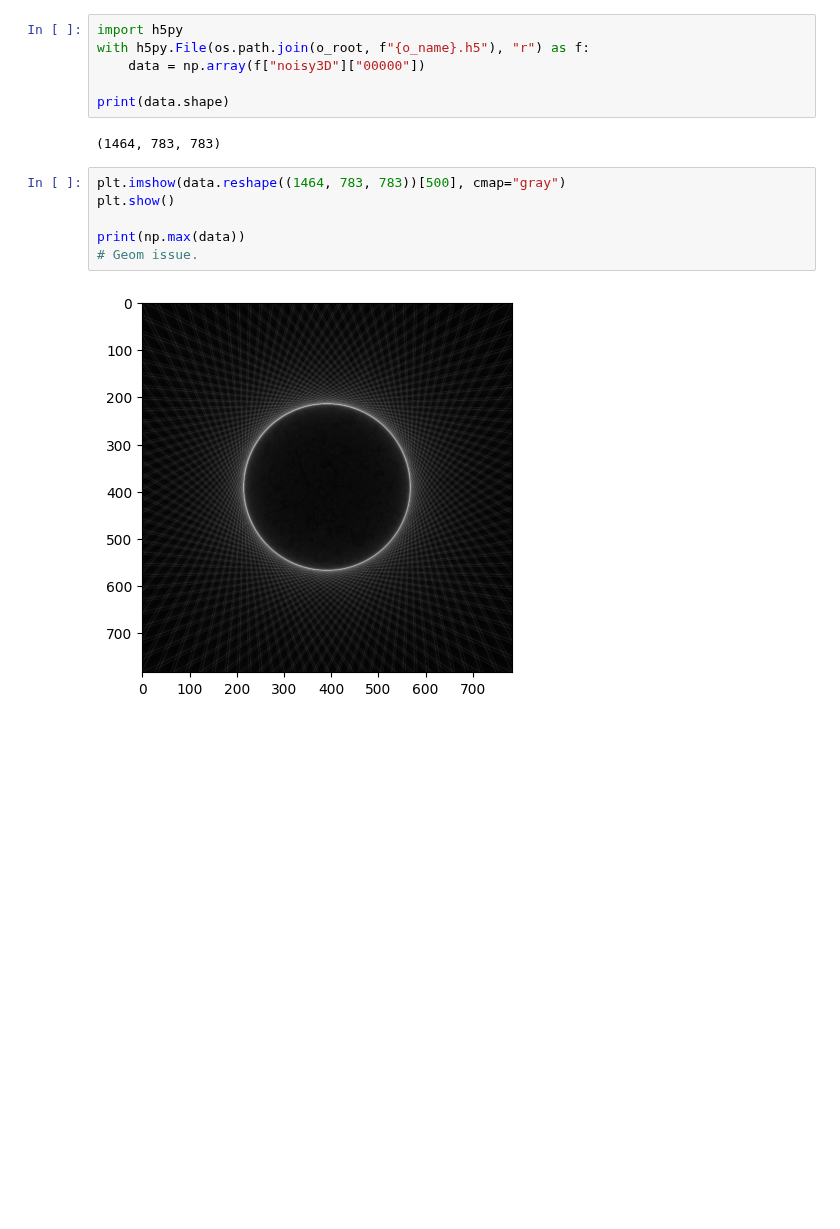
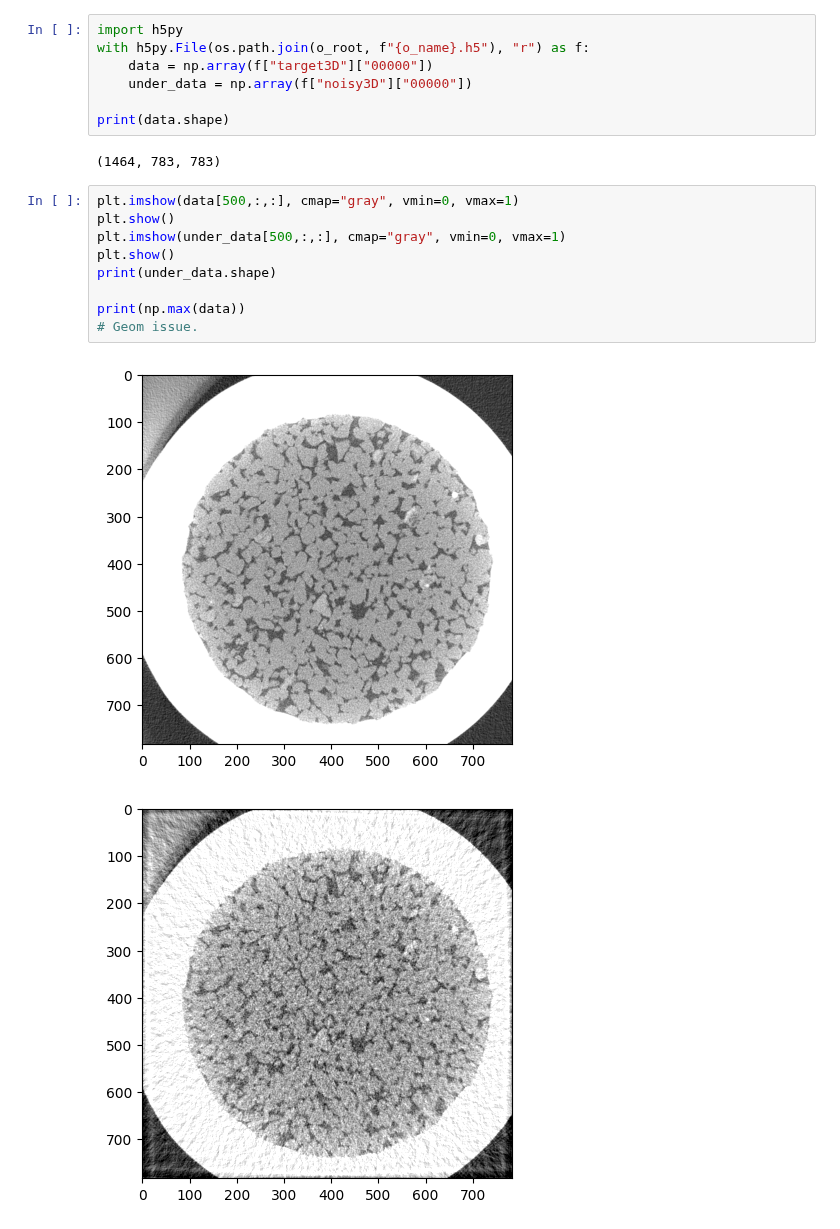
Before and after one commit to RubenDragland/4D_CT, a Jupyter notebook: CT/reconstruction_testing.ipynb, the cells around one changed output. Cells and saved outputs as stored; diff of their text form; blank space fills up the shorter version.

```diff
--- a/CT/reconstruction_testing.ipynb
+++ b/CT/reconstruction_testing.ipynb
@@ -20,16 +20,21 @@ AttributeError: 'NoneType' object has no attribute 'close'
 # %%
 import h5py
 with h5py.File(os.path.join(o_root, f"{o_name}.h5"), "r") as f:
-    data = np.array(f["noisy3D"]["00000"])
+    data = np.array(f["target3D"]["00000"])
+    under_data = np.array(f["noisy3D"]["00000"])
 
 print(data.shape)
 # %% [output]
 (1464, 783, 783)
 # %%
-plt.imshow(data.reshape((1464, 783, 783))[500], cmap="gray")
+plt.imshow(data[500,:,:], cmap="gray", vmin=0, vmax=1)
 plt.show()
+plt.imshow(under_data[500,:,:], cmap="gray", vmin=0, vmax=1)
+plt.show()
+print(under_data.shape)
 
 print(np.max(data))
 # Geom issue.
 # %% [output]
-[figure, old version]
+[figure, new version]
+[figure, added]
```
Also changed, not shown: parts of 3 cells of this notebook, 1 other file.
